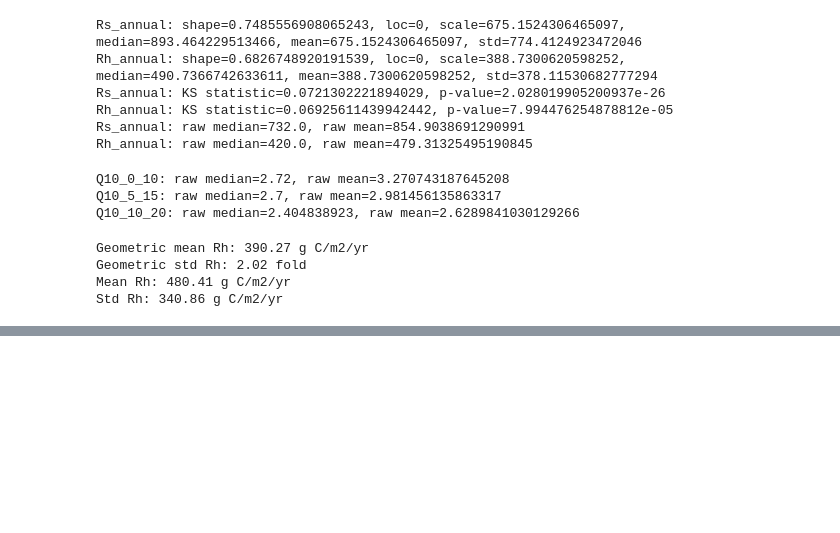
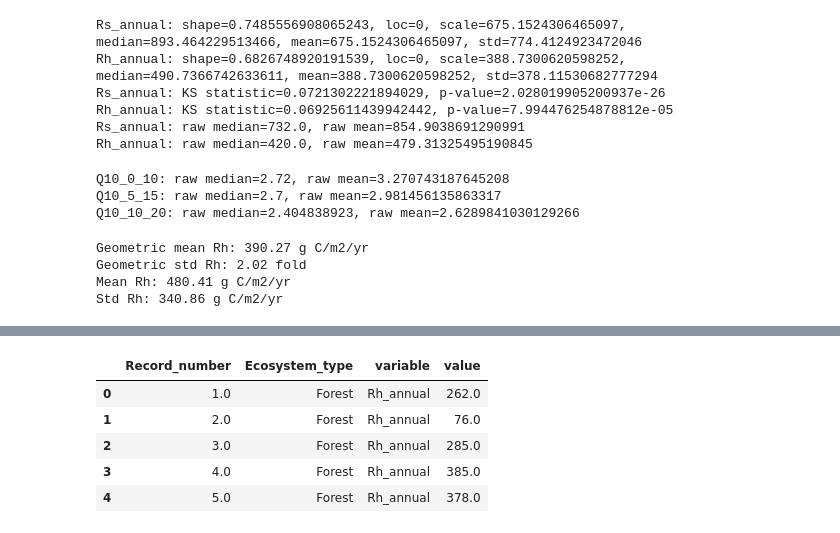
Before and after one commit to flamholz/soil-resp-review25, a Jupyter notebook: notebooks/SRDB_histograms.ipynb, the cells around one changed output, grey strips where cells are left out. Saved outputs shown, nothing was run; the diff lists cells and outputs as text; code cells hidden in the pictures; blank space fills up the shorter version.

```diff
--- a/notebooks/SRDB_histograms.ipynb
+++ b/notebooks/SRDB_histograms.ipynb
@@ -200,0 +219,22 @@ Std Rh: 340.86 g C/m2/yr
+# %%
+top_eco = srdb['Ecosystem_type'].value_counts()[:6]
+mask_rs = srdb['Ecosystem_type'].isin(top_eco.index) & srdb['Rs_annual'].notnull()
+mask_rh = srdb['Ecosystem_type'].isin(top_eco.index) & srdb['Rh_annual'].notnull()
+masked_rs = srdb[mask_rs]
+masked_rh = srdb[mask_rh]
+
+long_form_Rh = pd.melt(masked_rh,
+                       id_vars='Record_number,Ecosystem_type'.split(','),
+                       value_vars=['Rh_annual'])
+long_form_Rs = pd.melt(masked_rs,
+                       id_vars='Record_number,Ecosystem_type'.split(','),
+                       value_vars=['Rs_annual'])
+
+long_form_Rh.head()
+# %% [output]
+|  | Record_number | Ecosystem_type | variable | value |
+| 0 | 1.0 | Forest | Rh_annual | 262.0 |
+| 1 | 2.0 | Forest | Rh_annual | 76.0 |
+| 2 | 3.0 | Forest | Rh_annual | 285.0 |
+| 3 | 4.0 | Forest | Rh_annual | 385.0 |
+| 4 | 5.0 | Forest | Rh_annual | 378.0 |
```
Also changed, not shown: parts of 4 cells of this notebook.
